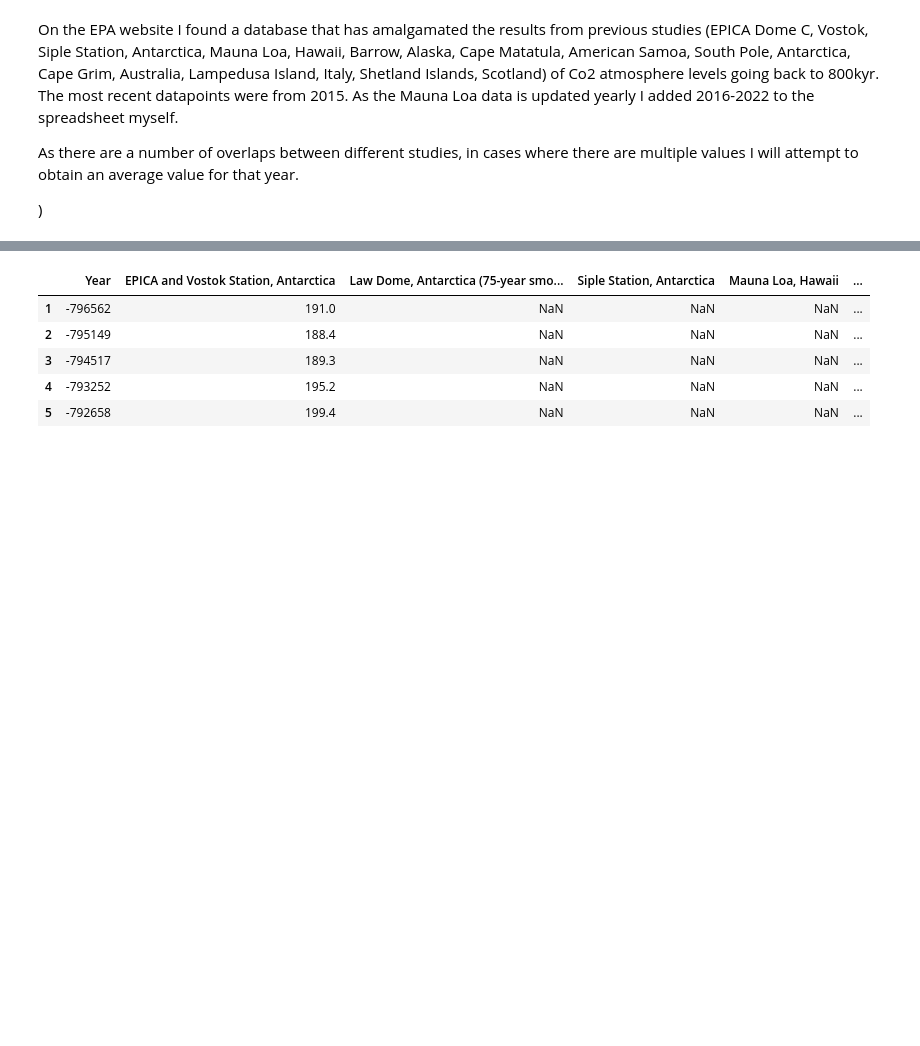
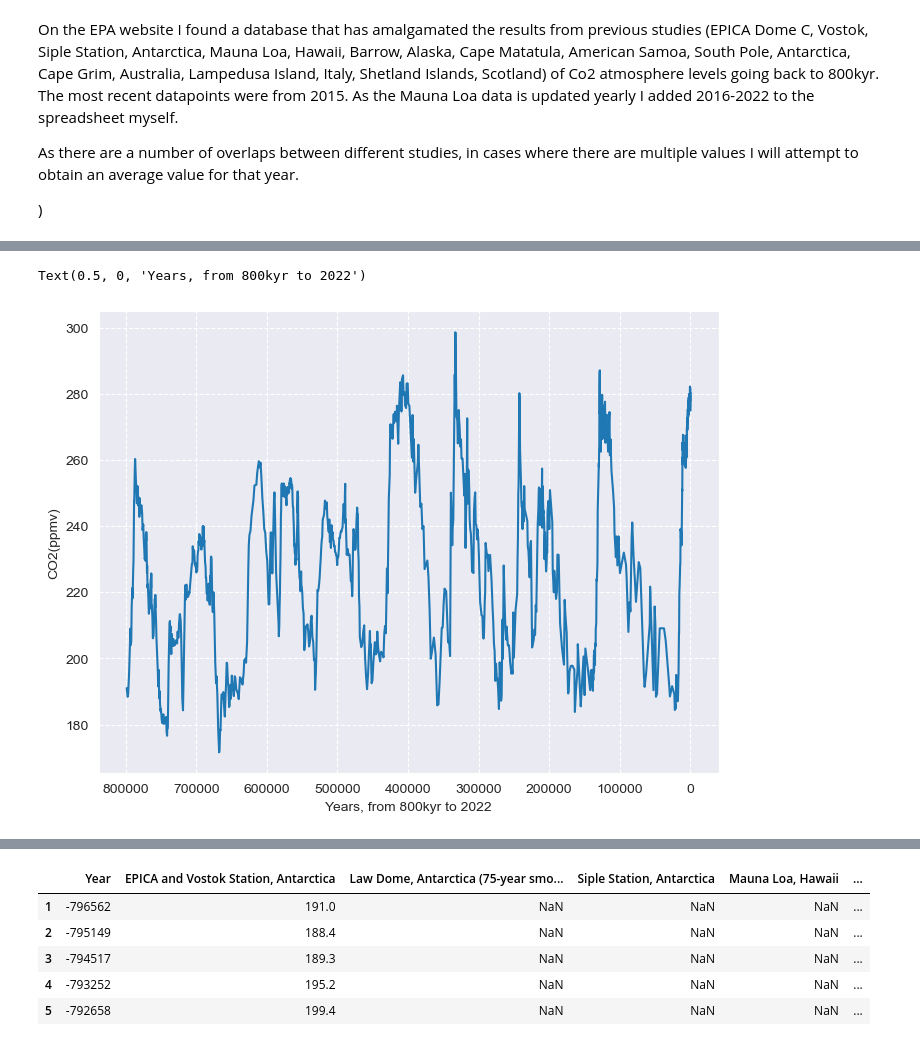
Before and after one commit to Kevin002023/PFDA--Climate-Project, a Jupyter notebook: PFDA-Project-2.ipynb, the cells around one changed output, grey strips where cells are left out. Saved outputs shown, nothing was run; the diff lists cells and outputs as text; code cells hidden in the pictures; blank space fills up the shorter version.

Commit message:
data import

```diff
--- a/PFDA-Project-2.ipynb
+++ b/PFDA-Project-2.ipynb
@@ -53,3 +53,11 @@ As there are a number of overlaps between different studies, in cases where ther
 
 
  )
+# %%
+#import dataset from Nature and compare composite values with IPCC
+#nature dataset is downloaded as "41586_2008_BFnature06949_MOESM31_ESM.xls" and had one sheet called Composite. I have saved this as a seperate CSV file to allow easy import
+
+nature = pd.read_csv('Nature_dataset.csv', skiprows=6,) #the data we want begins on line 7
+nature = nature.iloc[:, :2]
+nature.columns = ['Year', 'CO2(ppmv)'] #re-naming column 1
+nature.head()
@@ -56,3 +80,15 @@ As there are a number of overlaps between different studies, in cases where ther
+# %%
+plt.figure(figsize=(8, 6))  # Adjust the figure size if needed
+
+sns.lineplot(nature, x = "Year", y = "CO2(ppmv)",)
+sns.set_style("darkgrid" , {"ytick.major.size": 10 , "ytick.minor.size": 2 , 'grid.linestyle': '--'})
+plt.gca().invert_xaxis() # reversing x axis so 2023 is furthest to the right
+#plt.xlim(-800000, 0) # went to 10000 to allow us to see the values in the present day
+#plt.ylabel('Atmospheric CO2 levels(ppm)')
+plt.xlabel('Years, from 800kyr to 2022')
+# %% [output]
+Text(0.5, 0, 'Years, from 800kyr to 2022')
+[figure, added]
 # %%
 #reading in the dataset
 
```
Also changed, not shown: parts of 2 cells of this notebook, 1 other file.
